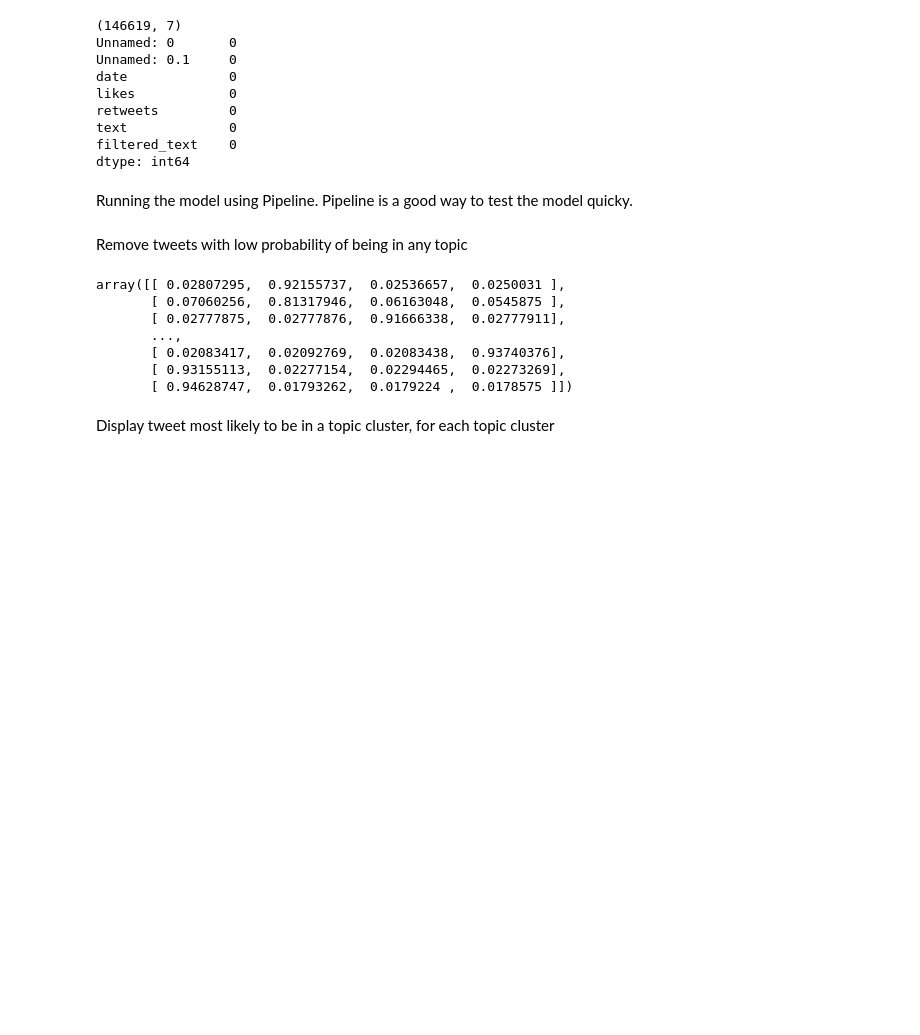
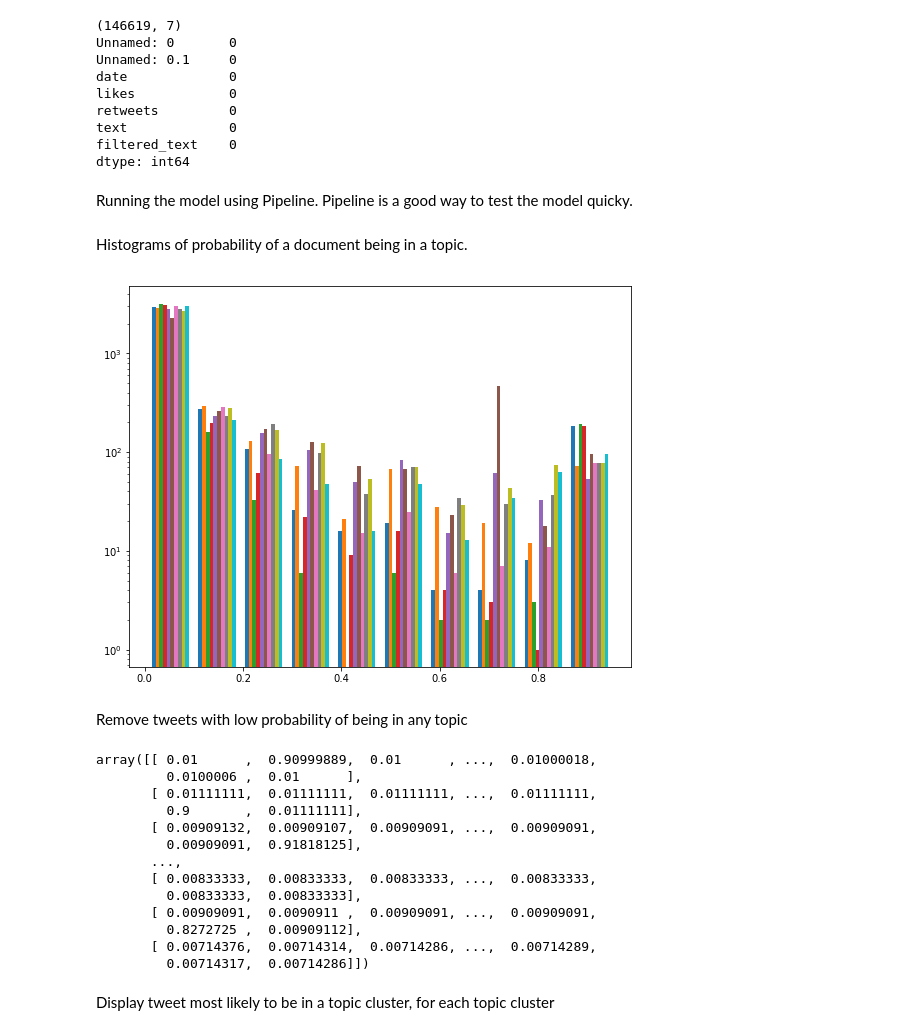
Before and after one commit to saverymax/Twitter-Mining, a Jupyter notebook: streaming_tweets/topic_model_test.ipynb, the cells around one changed output. Saved outputs shown, nothing was run; the diff lists cells and outputs as text; code cells hidden in the pictures; blank space fills up the shorter version.

```diff
--- a/streaming_tweets/topic_model_test.ipynb
+++ b/streaming_tweets/topic_model_test.ipynb
@@ -293,16 +303,33 @@ tweet_dataframe = pd.read_csv(
     "~/Documents/Git/Twitter-Mining/streaming_tweets/data/streaming_liberal_converted_tweets.tsv", sep = '\t')
 
 n_features = 1000
-n_topics = 4
+n_topics = 10
 
 cv = CountVectorizer(max_df = 0.95, min_df = 2, max_features = n_features, stop_words='english')
 lda = LatentDirichletAllocation(n_components = n_topics, random_state=0)
 pipe = Pipeline(steps=[('CountVectorizer', cv), ('LatentDirichletAllocation ', lda)])
 
-# Contains prob for all topics
 probabilities = pipe.fit_transform(tweet_dataframe['filtered_text'])
 pipe.score(tweet_dataframe['filtered_text'])
+
+# Create data frame of the fit_transform method that contains probabilities for LDA model
 probabilities_df = pd.DataFrame(probabilities).copy()
+# %% [markdown]
+Histograms of probability of a document being in a topic.
+# %%
+plt.figure(figsize=(9,7))
+plt.hist(probabilities)
+plt.yscale('log')
+
+plt.savefig(
+        '/home/timor/Documents/Git/Twitter-Mining/streaming_tweets/data/liberal/{0}_tweetP_topic_{1}.png'.format(stream_info, n_topics),
+        bbox_inches='tight'
+        )
+
+plt.show()
+plt.close()
+# %% [output]
+[figure, added]
 # %% [markdown]
 Remove tweets with low probability of being in any topic
 # %%
@@ -311,20 +338,24 @@ reduced_df = tweet_dataframe.copy()
 probabilities_df.where(probabilities_df >.80, inplace = True)
 
 probabilities_df.dropna(how='all', inplace = True)
-#print(probabilities_df[0])
-#print(probabilities_df.index)
 reduced_df = reduced_df.loc[probabilities_df.index]
 
 # this is problematic. explore more with tsne reduction, as it doesn't plot right in main script
 probabilities[probabilities_df.index]
 # %% [output]
-array([[ 0.02807295,  0.92155737,  0.02536657,  0.0250031 ],
-       [ 0.07060256,  0.81317946,  0.06163048,  0.0545875 ],
-       [ 0.02777875,  0.02777876,  0.91666338,  0.02777911],
+array([[ 0.01      ,  0.90999889,  0.01      , ...,  0.01000018,
+         0.0100006 ,  0.01      ],
+       [ 0.01111111,  0.01111111,  0.01111111, ...,  0.01111111,
+         0.9       ,  0.01111111],
+       [ 0.00909132,  0.00909107,  0.00909091, ...,  0.00909091,
+         0.00909091,  0.91818125],
        ...,
-       [ 0.02083417,  0.02092769,  0.02083438,  0.93740376],
-       [ 0.93155113,  0.02277154,  0.02294465,  0.02273269],
-       [ 0.94628747,  0.01793262,  0.0179224 ,  0.0178575 ]])
+       [ 0.00833333,  0.00833333,  0.00833333, ...,  0.00833333,
+         0.00833333,  0.00833333],
+       [ 0.00909091,  0.0090911 ,  0.00909091, ...,  0.00909091,
+         0.8272725 ,  0.00909112],
+       [ 0.00714376,  0.00714314,  0.00714286, ...,  0.00714289,
+         0.00714317,  0.00714286]])
 # %% [markdown]
 Display tweet most likely to be in a topic cluster, for each topic cluster
 # %%
```
Also changed, not shown: parts of 7 cells of this notebook, 2 other files.
